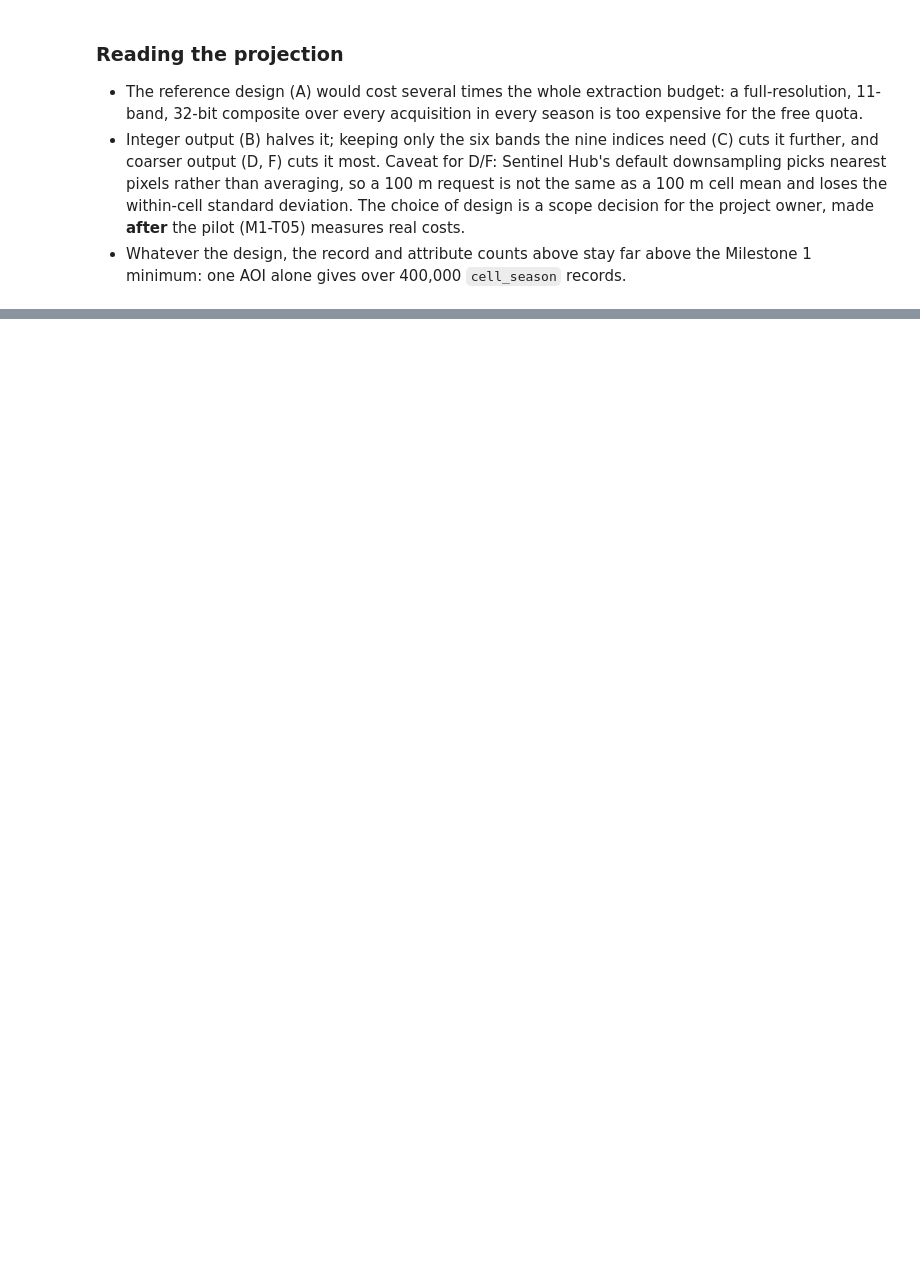
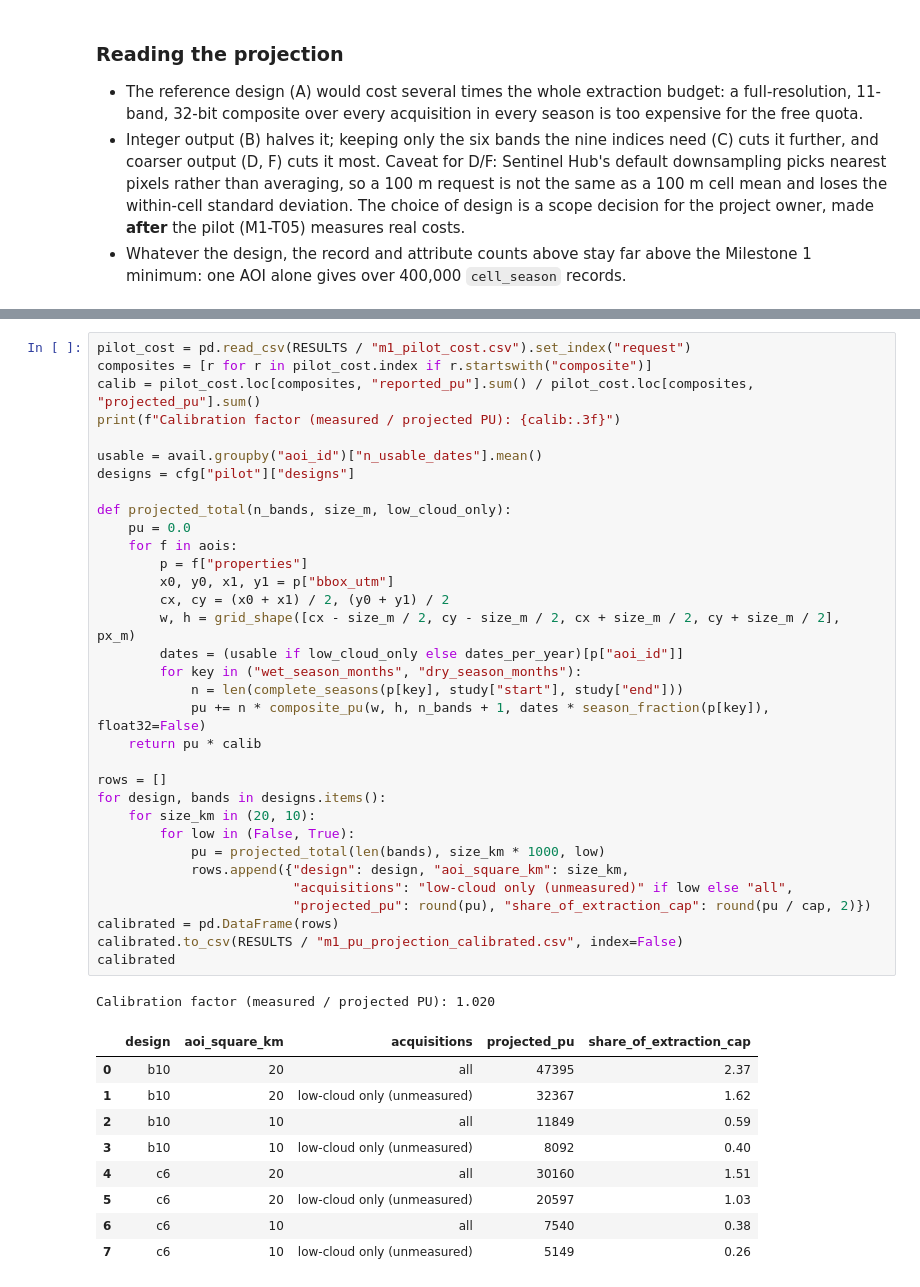
Before and after one commit to ckrvtz/cs482proj, a Jupyter notebook: notebooks/01c_feasibility.ipynb, the cells around one changed output, grey strips where cells are left out. Cells and saved outputs as stored; diff of their text form; blank space fills up the shorter version.

```diff
--- a/notebooks/01c_feasibility.ipynb
+++ b/notebooks/01c_feasibility.ipynb
@@ -173,0 +180,44 @@ projection
+# %%
+pilot_cost = pd.read_csv(RESULTS / "m1_pilot_cost.csv").set_index("request")
+composites = [r for r in pilot_cost.index if r.startswith("composite")]
+calib = pilot_cost.loc[composites, "reported_pu"].sum() / pilot_cost.loc[composites, "projected_pu"].sum()
+print(f"Calibration factor (measured / projected PU): {calib:.3f}")
+
+usable = avail.groupby("aoi_id")["n_usable_dates"].mean()
+designs = cfg["pilot"]["designs"]
+
+def projected_total(n_bands, size_m, low_cloud_only):
+    pu = 0.0
+    for f in aois:
+        p = f["properties"]
+        x0, y0, x1, y1 = p["bbox_utm"]
+        cx, cy = (x0 + x1) / 2, (y0 + y1) / 2
+        w, h = grid_shape([cx - size_m / 2, cy - size_m / 2, cx + size_m / 2, cy + size_m / 2], px_m)
+        dates = (usable if low_cloud_only else dates_per_year)[p["aoi_id"]]
+        for key in ("wet_season_months", "dry_season_months"):
+            n = len(complete_seasons(p[key], study["start"], study["end"]))
+            pu += n * composite_pu(w, h, n_bands + 1, dates * season_fraction(p[key]), float32=False)
+    return pu * calib
+
+rows = []
+for design, bands in designs.items():
+    for size_km in (20, 10):
+        for low in (False, True):
+            pu = projected_total(len(bands), size_km * 1000, low)
+            rows.append({"design": design, "aoi_square_km": size_km,
+                         "acquisitions": "low-cloud only (unmeasured)" if low else "all",
+                         "projected_pu": round(pu), "share_of_extraction_cap": round(pu / cap, 2)})
+calibrated = pd.DataFrame(rows)
+calibrated.to_csv(RESULTS / "m1_pu_projection_calibrated.csv", index=False)
+calibrated
+# %% [output]
+Calibration factor (measured / projected PU): 1.020
+|  | design | aoi_square_km | acquisitions | projected_pu | share_of_extraction_cap |
+| 0 | b10 | 20 | all | 47395 | 2.37 |
+| 1 | b10 | 20 | low-cloud only (unmeasured) | 32367 | 1.62 |
+| 2 | b10 | 10 | all | 11849 | 0.59 |
+| 3 | b10 | 10 | low-cloud only (unmeasured) | 8092 | 0.40 |
+| 4 | c6 | 20 | all | 30160 | 1.51 |
+| 5 | c6 | 20 | low-cloud only (unmeasured) | 20597 | 1.03 |
+| 6 | c6 | 10 | all | 7540 | 0.38 |
+| 7 | c6 | 10 | low-cloud only (unmeasured) | 5149 | 0.26 |
```
Also changed, not shown: parts of 1 cell of this notebook, 4 other files.
